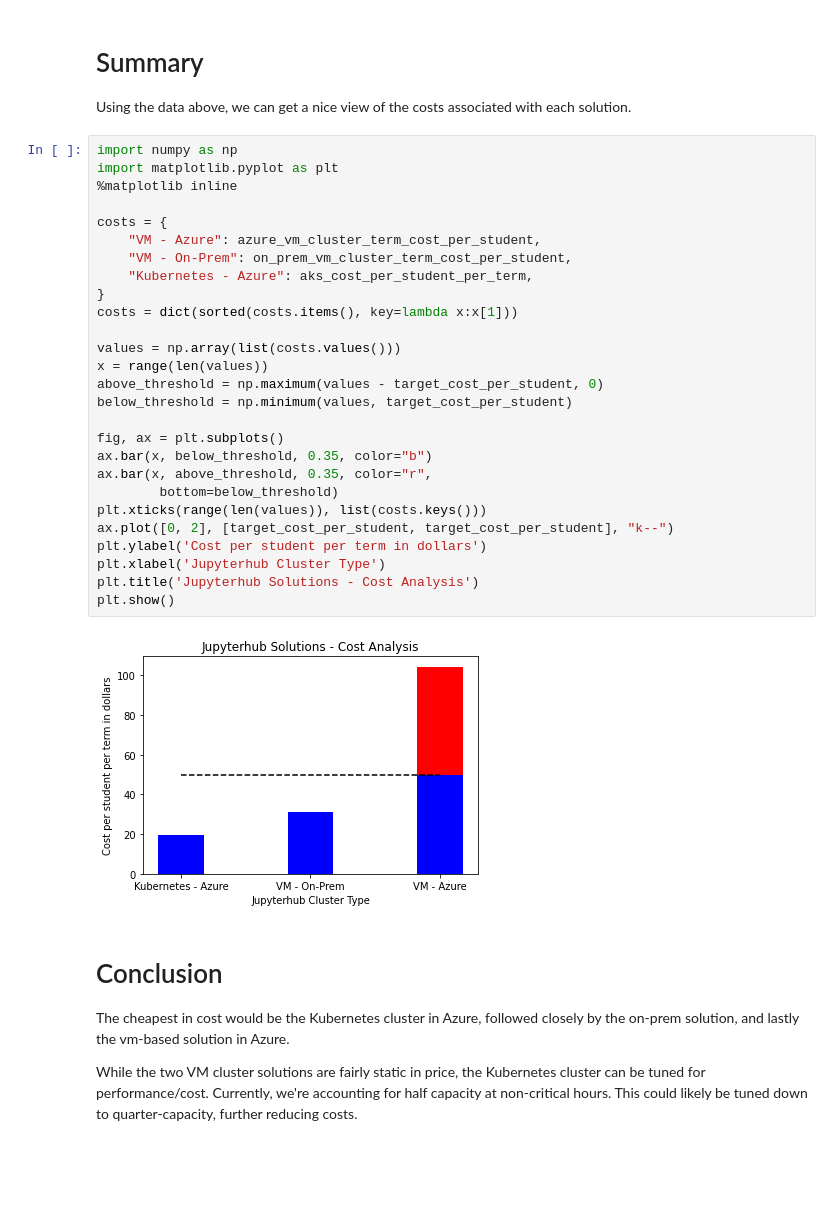
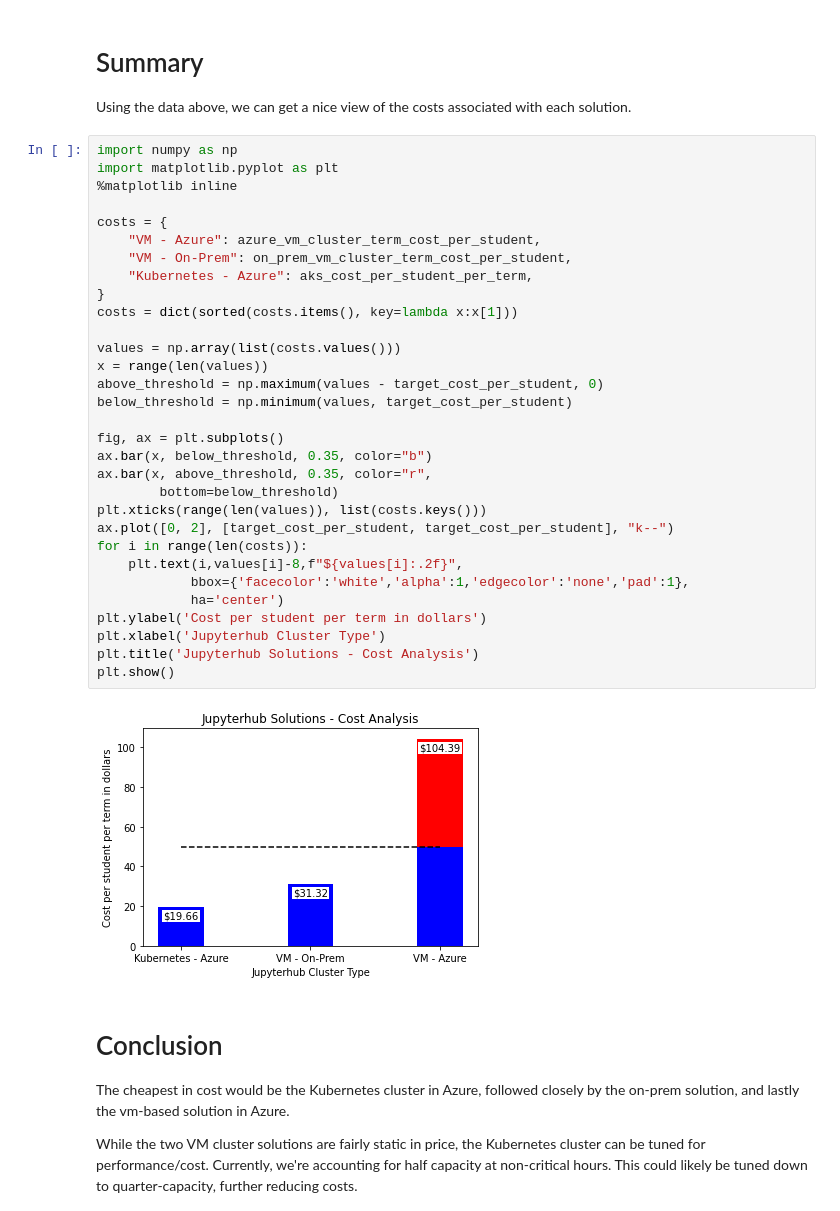
Before and after one commit to lcrownover/jupyterhub_costs_ipynb, a Jupyter notebook: jupyterhub_costs.ipynb, the cells around one changed output. Saved outputs shown, nothing was run; the diff lists cells and outputs as text; blank space fills up the shorter version.

Commit message:
added costs

```diff
--- a/jupyterhub_costs.ipynb
+++ b/jupyterhub_costs.ipynb
@@ -278,32 +278,36 @@ Using the data above, we can get a nice view of the costs associated with each s
 # %%
 import numpy as np
 import matplotlib.pyplot as plt
 %matplotlib inline
 
 costs = {
     "VM - Azure": azure_vm_cluster_term_cost_per_student,
     "VM - On-Prem": on_prem_vm_cluster_term_cost_per_student,
     "Kubernetes - Azure": aks_cost_per_student_per_term,
 }
 costs = dict(sorted(costs.items(), key=lambda x:x[1]))
 
 values = np.array(list(costs.values()))
 x = range(len(values))
 above_threshold = np.maximum(values - target_cost_per_student, 0)
 below_threshold = np.minimum(values, target_cost_per_student)
 
 fig, ax = plt.subplots()
 ax.bar(x, below_threshold, 0.35, color="b")
 ax.bar(x, above_threshold, 0.35, color="r",
         bottom=below_threshold)
 plt.xticks(range(len(values)), list(costs.keys()))
 ax.plot([0, 2], [target_cost_per_student, target_cost_per_student], "k--")
+for i in range(len(costs)):
+    plt.text(i,values[i]-8,f"${values[i]:.2f}",
+            bbox={'facecolor':'white','alpha':1,'edgecolor':'none','pad':1},
+            ha='center')
 plt.ylabel('Cost per student per term in dollars')
 plt.xlabel('Jupyterhub Cluster Type')
 plt.title('Jupyterhub Solutions - Cost Analysis')
 plt.show()
 # %% [output]
-[figure, old version]
+[figure, new version]
 # %% [markdown]
 # Conclusion
 
```
